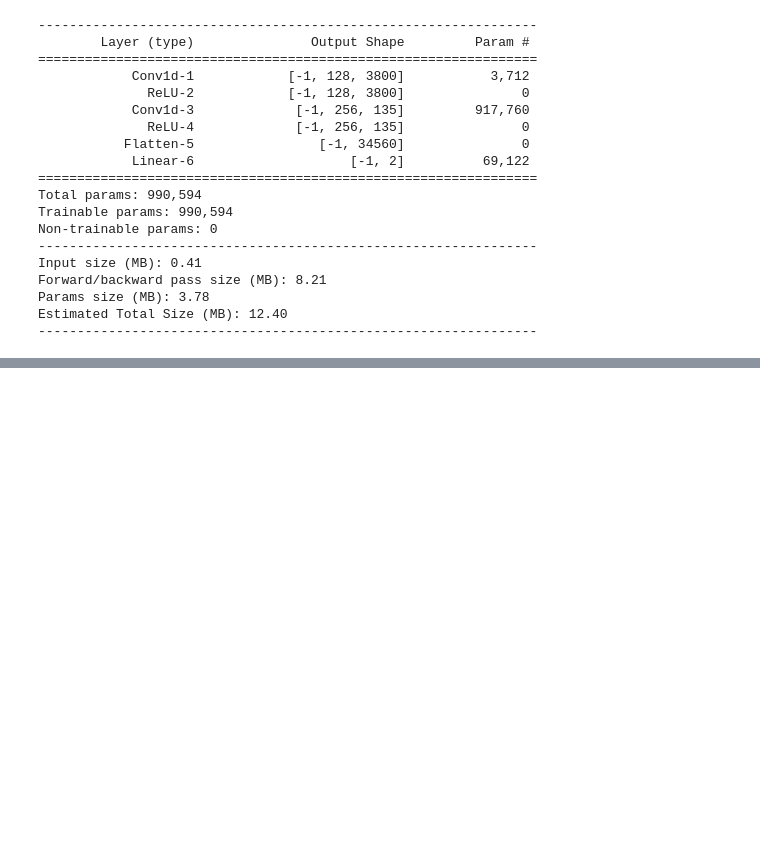
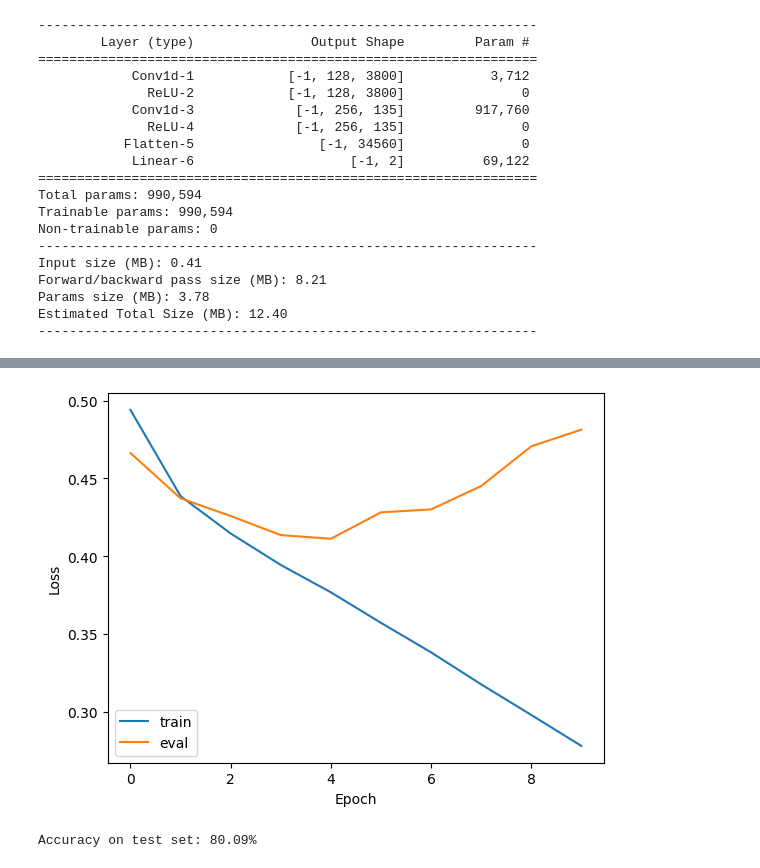
Before and after one commit to AkashBankar21/News-Classification, a Jupyter notebook: training.ipynb, the cells around one changed output, grey strips where cells are left out. Saved outputs shown, nothing was run; the diff lists cells and outputs as text; code cells hidden in the pictures; blank space fills up the shorter version.

```diff
--- a/training.ipynb
+++ b/training.ipynb
@@ -434,0 +446,64 @@ Accuracy on Test Data 81.79
+# %%
+for epoch in tqdm(range(epochs)):
+    lstm_network.train()
+    total_train_loss = 0.0
+    total_train_samples = 0
+    for train_x, train_y in train_dataloader:
+        train_x = train_x.to(device)
+        train_y = train_y.to(device)
+
+        optimizer.zero_grad()
+
+        outputs = lstm_network(train_x)
+        loss = criterion(outputs, train_y)
+        loss.backward()
+        optimizer.step()
+
+        total_train_loss += loss.item() * train_x.size(0)
+        total_train_samples += train_x.size(0)
+
+    train_epoch_loss.append(total_train_loss / total_train_samples)
+
+    lstm_network.eval()
+    total_eval_loss = 0.0
+    total_eval_samples = 0
+    for eval_x, eval_y in val_dataloader:
+        eval_x = eval_x.to(device)
+        eval_y = eval_y.to(device)
+
+        with torch.no_grad():
+            outputs = lstm_network(eval_x)
+            loss = criterion(outputs, eval_y)
+
+        total_eval_loss += loss.item() * eval_x.size(0)
+        total_eval_samples += eval_x.size(0)
+
+    eval_epoch_loss.append(total_eval_loss / total_eval_samples)
+# %%
+import matplotlib.pyplot as plt
+
+plt.plot(range(epochs), train_epoch_loss, label='train')
+plt.plot(range(epochs), eval_epoch_loss, label='eval')
+plt.xlabel('Epoch')
+plt.ylabel('Loss')
+plt.legend()
+plt.show()
+# %% [output]
+[figure, added]
+# %%
+# Testing the model
+lstm_network.eval()
+correct = 0
+total = 0
+with torch.no_grad():
+    for test_x, test_y in test_dataloader:
+        test_x = test_x.to(device)
+        test_y = test_y.to(device)
+        outputs = lstm_network(test_x)
+        _, predicted = torch.max(outputs.data, 1)
+        total += test_y.size(0)
+        correct += (predicted == test_y).sum().item()
+
+print('Accuracy on test set: {:.2f}%'.format(100 * correct / total))
+# %% [output]
+Accuracy on test set: 80.09%
```
Also changed, not shown: parts of 31 cells of this notebook, 10 other files.
